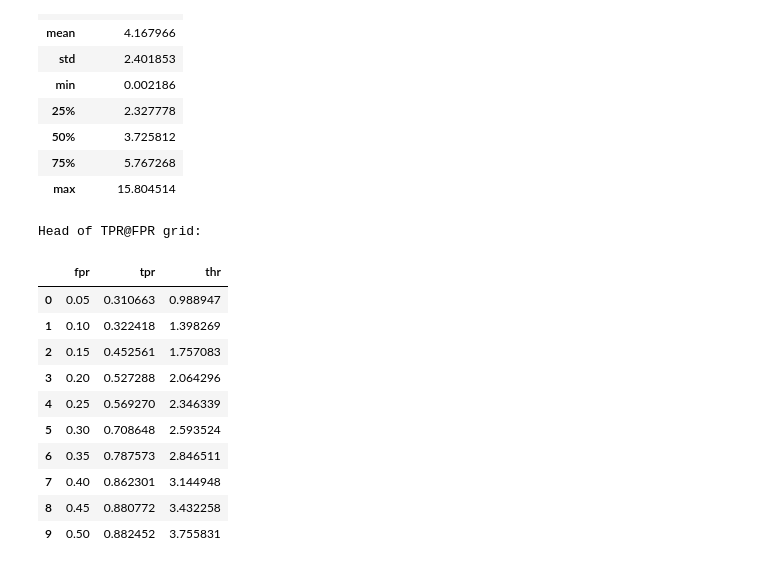
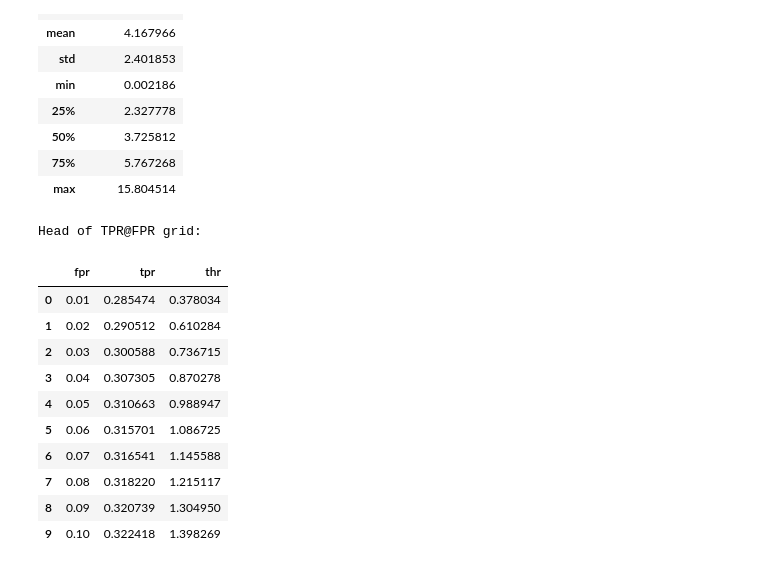
Before and after one commit to tony-pitchblack/marketplace_analytics, a Jupyter notebook: clip-siamese/contrastive_test_embs_from-pairwise-queries.ipynb, the cells around one changed output. Saved outputs shown, nothing was run; the diff lists cells and outputs as text; code cells hidden in the pictures.

```diff
--- a/clip-siamese/contrastive_test_embs_from-pairwise-queries.ipynb
+++ b/clip-siamese/contrastive_test_embs_from-pairwise-queries.ipynb
@@ -159,16 +152,17 @@ else:
 
     pairwise_rows = []
 
-    def make_pair(query_row, candidate_row, label):
+    def make_pair(query_row, candidate_row, label, pair_type):
         pair = {}
         for col in query_row.index:
             pair[f"{col}_first"] = query_row[col]
         for col in candidate_row.index:
             pair[f"{col}_second"] = candidate_row[col]
         pair['label'] = label
+        pair['pair_type'] = pair_type
         return pair
 
-    def add_pairs(query_row, sku_list, label):
+    def add_pairs(query_row, sku_list, label, pair_type):
         if not isinstance(sku_list, (list, np.ndarray)):
             sku_list = [sku_list]
         for sku in sku_list:
@@ -176,7 +170,7 @@ else:
             if candidate_row.empty:
                 continue
             candidate_row = candidate_row.iloc[0]
-            pairwise_rows.append(make_pair(query_row, candidate_row, label))
+            pairwise_rows.append(make_pair(query_row, candidate_row, label, pair_type))
 
     for idx, row in tqdm(mapping_df.iterrows(), desc='sku_query', total=len(mapping_df), leave=True):
         query_sku = row['sku_query']
@@ -185,9 +179,9 @@ else:
             continue
         query_row = query_row.iloc[0]
 
-        add_pairs(query_row, row['sku_pos'], 1)
-        add_pairs(query_row, row.get('sku_hard_neg', []), 0)
-        add_pairs(query_row, row.get('sku_soft_neg', []), 0)
+        add_pairs(query_row, row['sku_pos'], 1, 'sku_pos')
+        add_pairs(query_row, row.get('sku_hard_neg', []), 0, 'sku_hard_neg')
+        add_pairs(query_row, row.get('sku_soft_neg', []), 0, 'sku_soft_neg')
 
     pairwise_df = pd.DataFrame(pairwise_rows)
     print(f"Total number of <query, candidate> pairs: {len(pairwise_df)}")
@@ -227,7 +222,7 @@ Distance statistics:
 # %%
 # Compute TPR at a grid of FPR values over validation distances
 
-GRID_STEP = 0.05
+GRID_STEP = 0.01
 
 from sklearn.metrics import roc_curve
 import numpy as np
@@ -235,43 +230,43 @@ import pandas as pd
 
 # Get ground truth and scores
 y_true = pairwise_df['label'].values
 y_score = -pairwise_df['siam_l2_dist'].values  # negative distance: lower means more similar
 
 # Compute ROC curve
 fpr, tpr, thresholds = roc_curve(y_true, y_score, pos_label=1)
 
 # Define FPR grid
 fpr_grid = np.arange(GRID_STEP, 1 + GRID_STEP, GRID_STEP)
 
 # Interpolate TPR and threshold at each FPR grid point
 tpr_interp = np.interp(fpr_grid, fpr, tpr)
 thr_interp = np.interp(fpr_grid, fpr, thresholds)
 
 # Create DataFrame for display
 tpr_fpr_thr_df = pd.DataFrame({
     'fpr': fpr_grid,
     'tpr': tpr_interp,
     'thr': -thr_interp  # Convert back to distance
 })
 
 print("Head of TPR@FPR grid:")
 display(tpr_fpr_thr_df.head(10))
 
 # print("Tail of TPR@FPR grid:")
 # display(tpr_fpr_thr_df.tail())
 # %% [output]
 Head of TPR@FPR grid:
 |  | fpr | tpr | thr |
-| 0 | 0.05 | 0.310663 | 0.988947 |
-| 1 | 0.10 | 0.322418 | 1.398269 |
-| 2 | 0.15 | 0.452561 | 1.757083 |
-| 3 | 0.20 | 0.527288 | 2.064296 |
-| 4 | 0.25 | 0.569270 | 2.346339 |
-| 5 | 0.30 | 0.708648 | 2.593524 |
-| 6 | 0.35 | 0.787573 | 2.846511 |
-| 7 | 0.40 | 0.862301 | 3.144948 |
-| 8 | 0.45 | 0.880772 | 3.432258 |
-| 9 | 0.50 | 0.882452 | 3.755831 |
+| 0 | 0.01 | 0.285474 | 0.378034 |
+| 1 | 0.02 | 0.290512 | 0.610284 |
+| 2 | 0.03 | 0.300588 | 0.736715 |
+| 3 | 0.04 | 0.307305 | 0.870278 |
+| 4 | 0.05 | 0.310663 | 0.988947 |
+| 5 | 0.06 | 0.315701 | 1.086725 |
+| 6 | 0.07 | 0.316541 | 1.145588 |
+| 7 | 0.08 | 0.318220 | 1.215117 |
+| 8 | 0.09 | 0.320739 | 1.304950 |
+| 9 | 0.10 | 0.322418 | 1.398269 |
 # %%
 # Choose FPR or Threshold
 
```
Also changed, not shown: parts of 8 cells of this notebook.
